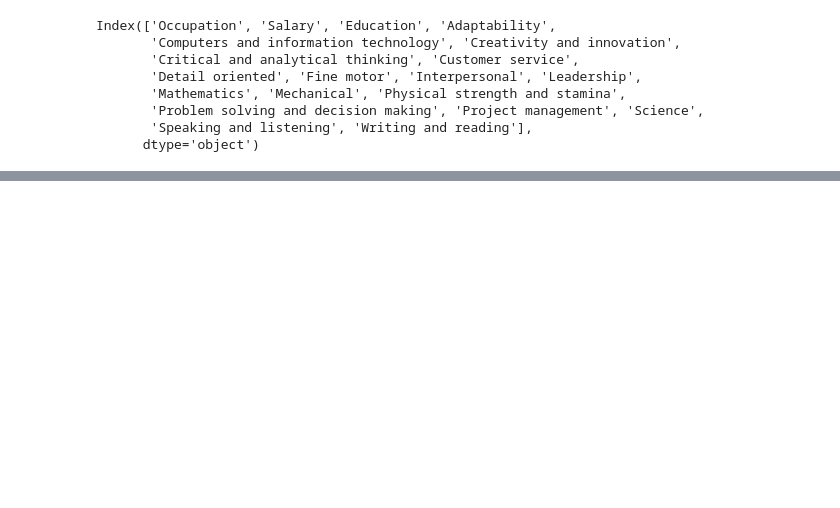
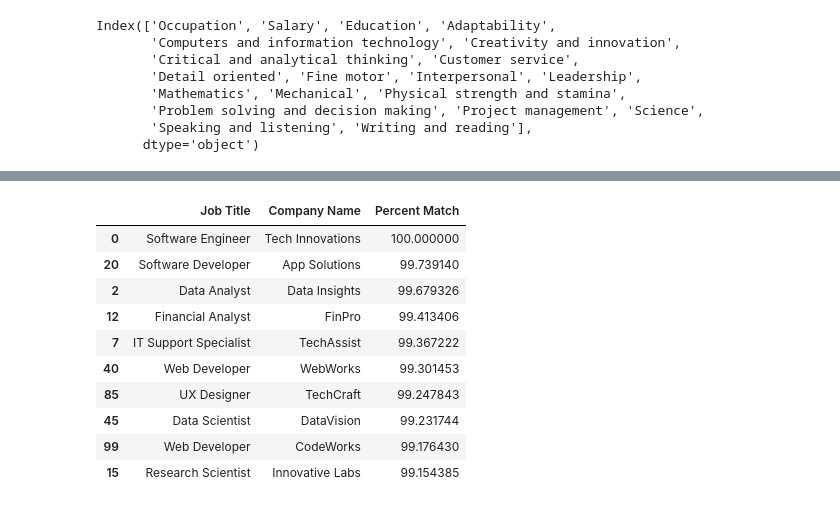
Before and after one commit to HenryRifle/LinkedOut-AI-Job-Board, a Jupyter notebook: Job_Recommender.ipynb, the cells around one changed output, grey strips where cells are left out. Saved outputs shown, nothing was run; the diff lists cells and outputs as text; code cells hidden in the pictures; blank space fills up the shorter version.

```diff
--- a/Job_Recommender.ipynb
+++ b/Job_Recommender.ipynb
@@ -113,0 +164,17 @@ recommended_occupations.head()
+# %%
+#Make percentage match column
+jobs_data['Percent Match'] = jobs_data['Similarity'] * 100
+recommended_occupations = jobs_data[['Job Title','Company Name','Percent Match']].sort_values(by='Percent Match', ascending=False)
+recommended_occupations[:10]
+# %% [output]
+|  | Job Title | Company Name | Percent Match |
+| 0 | Software Engineer | Tech Innovations | 100.000000 |
+| 20 | Software Developer | App Solutions | 99.739140 |
+| 2 | Data Analyst | Data Insights | 99.679326 |
+| 12 | Financial Analyst | FinPro | 99.413406 |
+| 7 | IT Support Specialist | TechAssist | 99.367222 |
+| 40 | Web Developer | WebWorks | 99.301453 |
+| 85 | UX Designer | TechCraft | 99.247843 |
+| 45 | Data Scientist | DataVision | 99.231744 |
+| 99 | Web Developer | CodeWorks | 99.176430 |
+| 15 | Research Scientist | Innovative Labs | 99.154385 |
```
Also changed, not shown: parts of 8 cells of this notebook, 1 other file.
